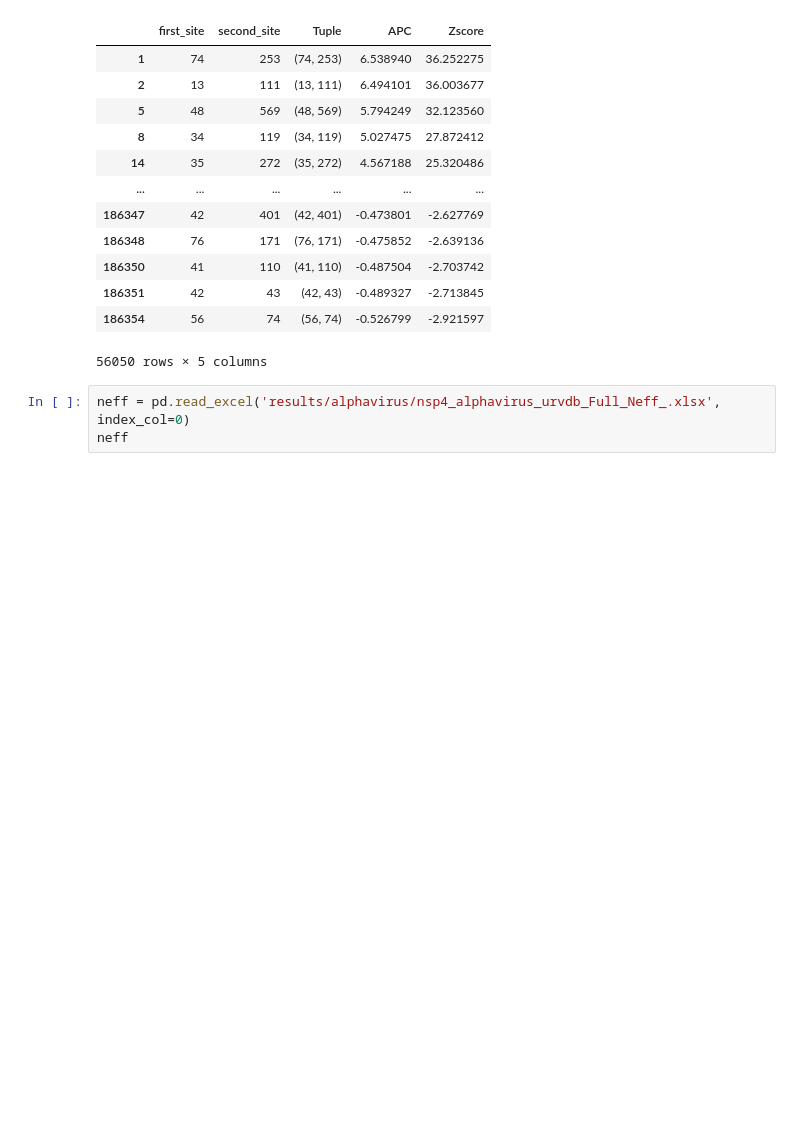
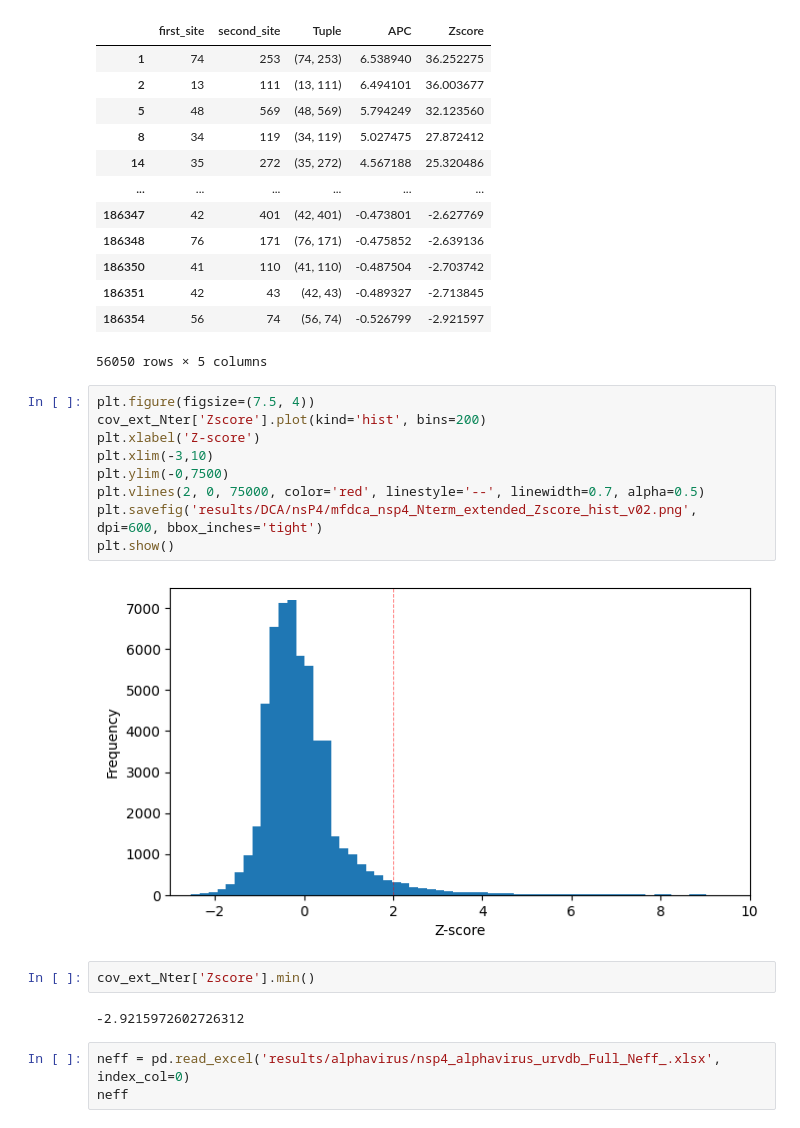
Before and after one commit to ziul-bio/alpnsp, a Jupyter notebook: alphavirus_DCA.ipynb, the cells around one changed output. Drawn from its saved outputs; the diff is of its cells as text; blank space fills up the shorter version.

```diff
--- a/alphavirus_DCA.ipynb
+++ b/alphavirus_DCA.ipynb
@@ -103,6 +104,21 @@ cov_ext_Nter
 | 186351 | 42 | 43 | (42, 43) | -0.489327 | -2.713845 |
 | 186354 | 56 | 74 | (56, 74) | -0.526799 | -2.921597 |
 56050 rows × 5 columns
+# %%
+plt.figure(figsize=(7.5, 4))
+cov_ext_Nter['Zscore'].plot(kind='hist', bins=200)
+plt.xlabel('Z-score')
+plt.xlim(-3,10)
+plt.ylim(-0,7500)
+plt.vlines(2, 0, 75000, color='red', linestyle='--', linewidth=0.7, alpha=0.5)
+plt.savefig('results/DCA/nsP4/mfdca_nsp4_Nterm_extended_Zscore_hist_v02.png', dpi=600, bbox_inches='tight')
+plt.show()
+# %% [output]
+[figure, added]
+# %%
+cov_ext_Nter['Zscore'].min()
+# %% [output]
+-2.9215972602726312
 # %%
 neff = pd.read_excel('results/alphavirus/nsp4_alphavirus_urvdb_Full_Neff_.xlsx', index_col=0)
 neff
```
Also changed, not shown: parts of 2 cells of this notebook, 3 other files.
